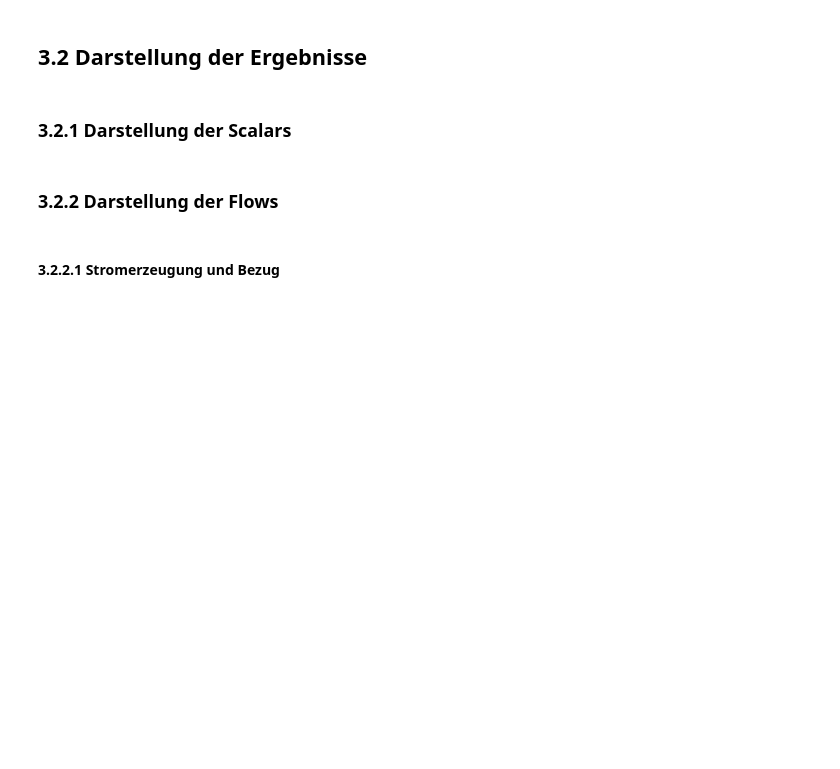
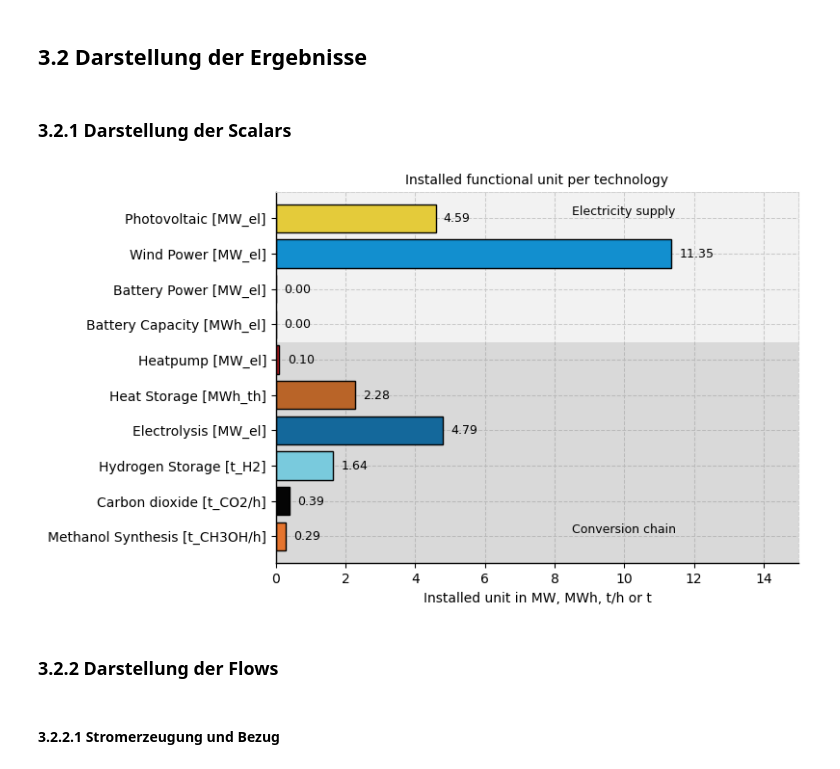
Before and after one commit to michaelheberl/FENES_P2X, a Jupyter notebook: Methanol/Methanol_Brownfield_Memmingen_Bio/Modell_Methanol_Brownfield_Memmingen_Bio.ipynb, the cells around one changed output. Drawn from its saved outputs; the diff is of its cells as text; code cells hidden in the pictures; blank space fills up the shorter version.

Commit message:
Anpassungen Methanol
MEA/DAC Darstellung in 3.2.1 angepasst (von Strom auf t CO2)
Wärmespeicher Tippfehler angepasst (kWh auf MWh)

```diff
--- a/Methanol/Methanol_Brownfield_Memmingen_Bio/Modell_Methanol_Brownfield_Memmingen_Bio.ipynb
+++ b/Methanol/Methanol_Brownfield_Memmingen_Bio/Modell_Methanol_Brownfield_Memmingen_Bio.ipynb
@@ -765,8 +779,8 @@ Ergebnisse_df.loc["result_qs_kapa", "Wert"] = result_qs_kapa
 # %% [markdown]
 ### 3.2.1 Darstellung der Scalars
 # %%
-categories = ["Methanol Synthesis [t_CH3OH/h]", "Carbon dioxide [t_CO2/h]", "Hydrogen Storage [t_H2]", "Electrolysis [MW_el]", "Heat Storage [kWh_th]" , "Heatpump [MW_el]", "Battery Capacity [MWh_el]", "Battery Power [MW_el]", "Wind Power [MW_el]", "Photovoltaic [MW_el]"]
-values = [Eingangsdaten['produktionskapa_ms'] / 1000, result_mea_leistung / 1000, result_h2s_kapa / 1000, result_pem_leistung / 1000, result_qs_kapa/1000, result_hp_leistung/1000, result_bat_kapa/1000, result_bat_leistung / 1000, result_wka_leistung / 1000, result_pv_leistung / 1000]
+categories = ["Methanol Synthesis [t_CH3OH/h]", "Carbon dioxide [t_CO2/h]", "Hydrogen Storage [t_H2]", "Electrolysis [MW_el]", "Heat Storage [MWh_th]" , "Heatpump [MW_el]", "Battery Capacity [MWh_el]", "Battery Power [MW_el]", "Wind Power [MW_el]", "Photovoltaic [MW_el]"]
+values = [Eingangsdaten['produktionskapa_ms'] / 1000, result_mea_leistung / Eingangsdaten["strombedarf_mea"]/ 1000, result_h2s_kapa / 1000, result_pem_leistung / 1000, result_qs_kapa/1000, result_hp_leistung/1000, result_bat_kapa/1000, result_bat_leistung / 1000, result_wka_leistung / 1000, result_pv_leistung / 1000]
 colors = [col_ms, col_mea, col_h2s, col_pem, col_qs, col_hp, col_bat, col_bat, col_wka, col_pv]
 
 fig, ax = plt.subplots(figsize=(7, 5))
@@ -786,33 +800,35 @@ for bar in bars:
             bar.get_y() + bar.get_height() / 2,
             f"{width:,.2f}",
             va='center', ha='left', fontsize=9, color='black')
 
 ax.spines['top'].set_color('lightgray')
 ax.spines['top'].set_linewidth(0.75)
 ax.spines['top'].set_linestyle("--")
 
 ax.spines['bottom'].set_color('black')
 ax.spines['bottom'].set_linewidth(1)
 
 ax.spines['left'].set_color('black')
 ax.spines['left'].set_linewidth(1)
 
 ax.spines['right'].set_color('lightgray')
 ax.spines['right'].set_linewidth(0.75)
 ax.spines['right'].set_linestyle("--")
 
 ax.set_axisbelow(True)
 ax.grid(which='major', linestyle='--', linewidth=0.75, color='lightgray')
 ax.grid(which='minor', linestyle=':', linewidth=0.25, color='lightgray')
 
 plt.xlabel("Installed unit in MW, MWh, t/h or t", fontsize=10)
 plt.title("Installed functional unit per technology", fontsize=10)
 plt.xticks(fontsize=10)
 plt.yticks(fontsize=10)
 
 ax.set_xlim([0, 15])
 
 plt.savefig("Bilder/result_leistungen_bar.png", dpi=300, bbox_inches='tight')
+# %% [output]
+[figure, added]
 # %% [markdown]
 ### 3.2.2 Darstellung der Flows
 # %%
```
Also changed, not shown: parts of 44 cells of this notebook, 4 other files.
